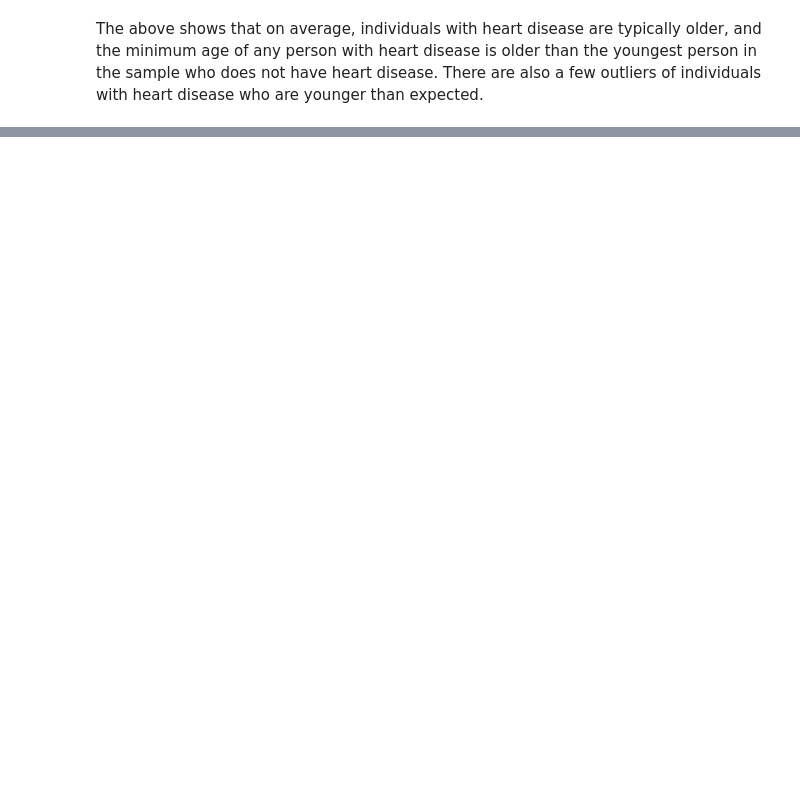
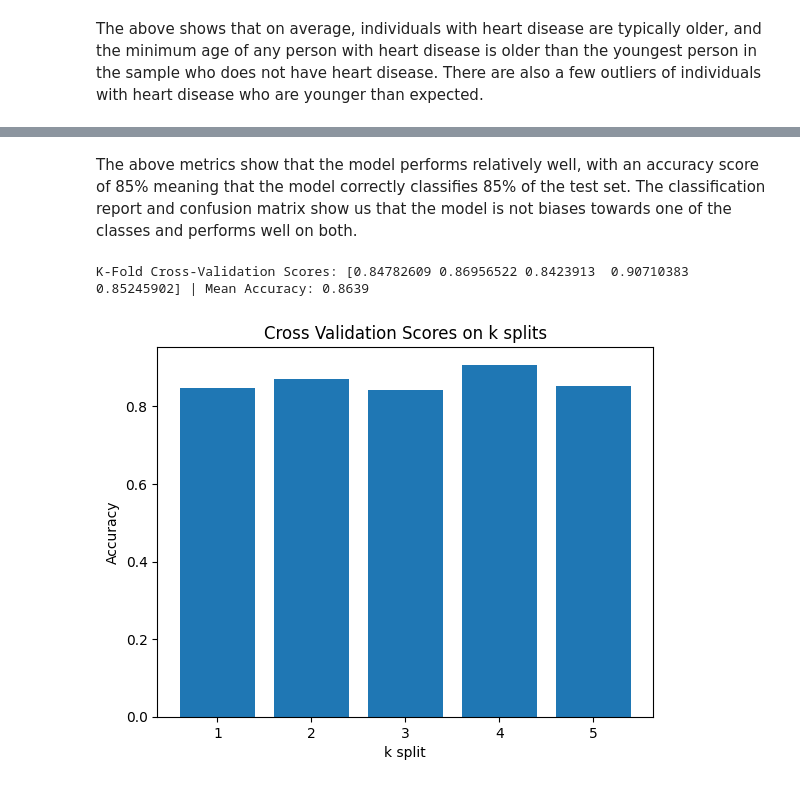
Before and after one commit to louis-porter/heart_failure_prediction, a Jupyter notebook: heart_failure_prediction.ipynb, the cells around one changed output, grey strips where cells are left out. Drawn from its saved outputs; the diff is of its cells as text; code cells hidden in the pictures; blank space fills up the shorter version.

Commit message:
Added Model Selection Section - Began with logistic model

```diff
--- a/heart_failure_prediction.ipynb
+++ b/heart_failure_prediction.ipynb
@@ -109,0 +213,27 @@ The above shows that on average, individuals with heart disease are typically ol
+# %%
+# Splitting the sample into training and testing sets.
+from sklearn.model_selection import train_test_split
+
+X = df.drop(columns=["HeartDisease"])
+y = df["HeartDisease"]
+X_train, X_test, y_train, y_test = train_test_split(X, y, test_size=0.2, random_state=26)
+# %%
+# Beginning with training a logistic model
+from sklearn.linear_model import LogisticRegression
+from sklearn.metrics import accuracy_score, confusion_matrix, classification_report
+
+# Train the model on training data
+model_log = LogisticRegression()
+model_log.fit(X_train, y_train)
+
+# Logistic model predicts values of y based on test set
+y_pred_log = model_log.predict(X_test)
+
+# Different metrics to assess model performance
+accuracy = accuracy_score(y_test, y_pred_log)
+conf_matrix = confusion_matrix(y_test, y_pred_log)
+class_report = classification_report(y_test, y_pred_log)
+
+print("\nAccuracy:", accuracy)
+print("\nConfusion Matrix:\n", conf_matrix)
+print("\nClassification Report:\n", class_report)
@@ -109,0 +256,21 @@ The above shows that on average, individuals with heart disease are typically ol
+# %% [markdown]
+The above metrics show that the model performs relatively well, with an accuracy score of 85% meaning that the model correctly classifies 85% of the test set. The classification report and confusion matrix show us that the model is not biases towards one of the classes and performs well on both.
+# %%
+# Cross validation to test whether model is reliable over different sets of data
+from sklearn.model_selection import KFold, cross_val_score
+
+k = 5
+kf = KFold(n_splits=k, shuffle=True, random_state=26)
+
+cv_scores = cross_val_score(model_log, X, y, cv=kf, scoring="accuracy")
+
+print(f"K-Fold Cross-Validation Scores: {cv_scores} | Mean Accuracy: {cv_scores.mean():.4f}")
+
+plt.bar(range(1, k + 1), cv_scores)
+plt.title("Cross Validation Scores on k splits")
+plt.ylabel("Accuracy")
+plt.xlabel("k split")
+plt.show()
+# %% [output]
+K-Fold Cross-Validation Scores: [0.84782609 0.86956522 0.8423913  0.90710383 0.85245902] | Mean Accuracy: 0.8639
+[figure, added]
```
Also changed, not shown: parts of 13 cells of this notebook.
